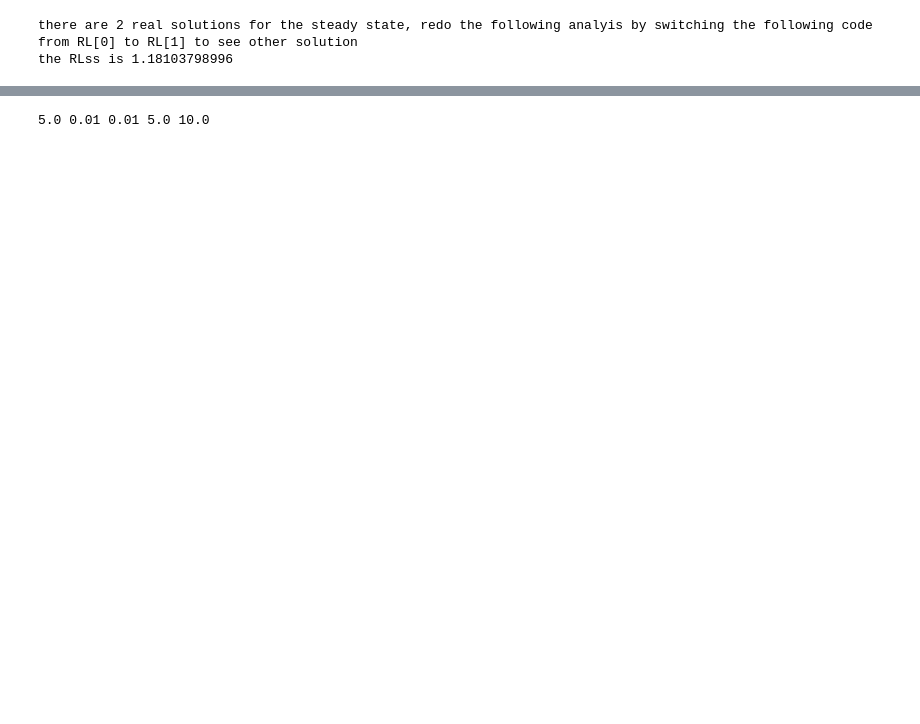
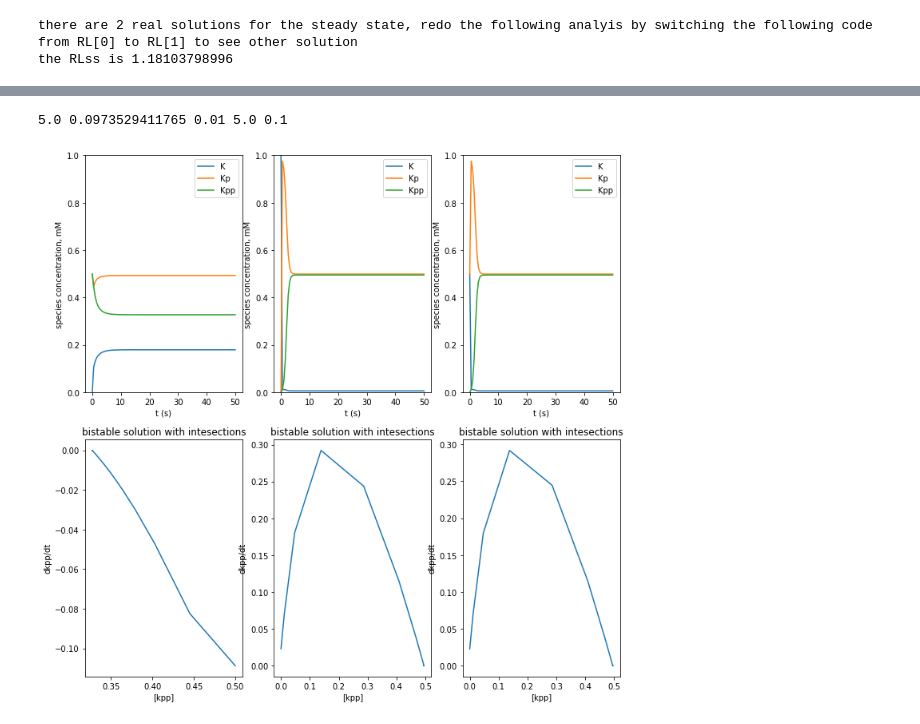
Before and after one commit to npagane/bph, a Jupyter notebook: yeastSim/bistableSolution.ipynb, the cells around one changed output, grey strips where cells are left out. Cells and saved outputs as stored; diff of their text form; code cells hidden in the pictures; blank space fills up the shorter version.

```diff
--- a/yeastSim/bistableSolution.ipynb
+++ b/yeastSim/bistableSolution.ipynb
@@ -247,8 +243,8 @@ plt.show()
 # %%
-T = 10
-att = 0
+T = 50
+att = 2
 
-print params['c0'][acc[att]], params['c1'][acc[att]], params['c2'][acc[att]], params['c3'][acc[att]], params['c4'][acc[att]]
+print params['c0'][acc[att]], params['c1'][acc[att]], params['c2'][acc[att]], params['c3'][acc[att]], params['c6'][acc[att]]
 #initial concentrations
 s2 = 0
 s3 = .5*Ktot
@@ -259,7 +255,7 @@ y0 = np.asarray([s2, s3, s4])/V #initial species concentration
 
 n = 100
 t = np.linspace(0,T,n)
-ode = snt.odeint(rates, y0,t, args = (params['c0'][acc[att]], params['c1'][acc[att]], params['c2'][acc[att]], params['c3'][acc[att]], params['c4'][acc[att]], S, P))
+ode = snt.odeint(rates, y0,t, args = (params['c0'][acc[att]], params['c1'][acc[att]], params['c2'][acc[att]], params['c3'][acc[att]], params['c6'][acc[att]], RL, P))
 
 #find dkpp/dt
 fig = plt.figure(figsize=(12,12))
@@ -318,31 +314,32 @@ s3 = .5*Ktot
 s4 = 0
 
 V =1
 y0 = np.asarray([s2, s3, s4])/V #initial species concentration
 
 n = 100
 t = np.linspace(0,T,n)
 ode = snt.odeint(rates, y0,t, args = (params['c0'][acc[att]], params['c1'][acc[att]], params['c2'][acc[att]], params['c3'][acc[att]], params['c4'][acc[att]], S, P))
 
 #find dkpp/dt
 ax = fig.add_subplot(2,3,6)
 dkpp = np.diff(ode[:,2])/np.diff(t)
 ax.plot(ode[:,2][0:n-1],dkpp)
 ax.set_title('bistable solution with intesections')
 ax.set_xlabel('[kpp]')
 ax.set_ylabel('dkpp/dt')
 
 
 ax = fig.add_subplot(2,3,3)
 for i in range(len(y0)):
     ax.plot(t, ode[:,i][0:n])
 ax.set_xlabel('t (s)')
 #plt.title(''.join(['[S] = ', str(c1)]))
 ax.set_ylabel('species concentration, mM')
 ax.legend(['K', 'Kp', 'Kpp'])
 ax.set_ylim([0,Ktot])
 
 
 plt.show()
 # %% [output]
-5.0 0.01 0.01 5.0 10.0
+5.0 0.0973529411765 0.01 5.0 0.1
+[figure, added]
```
Also changed, not shown: parts of 5 cells of this notebook.
